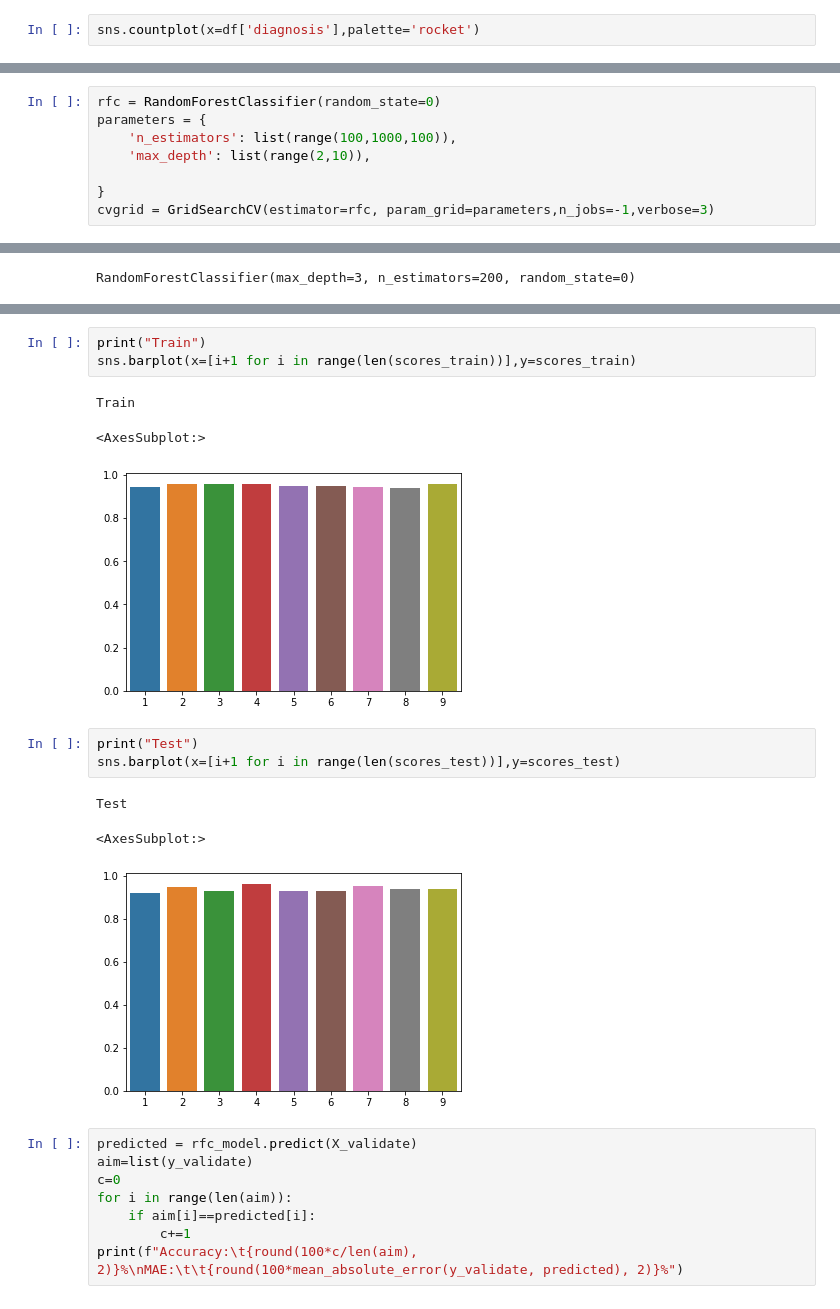
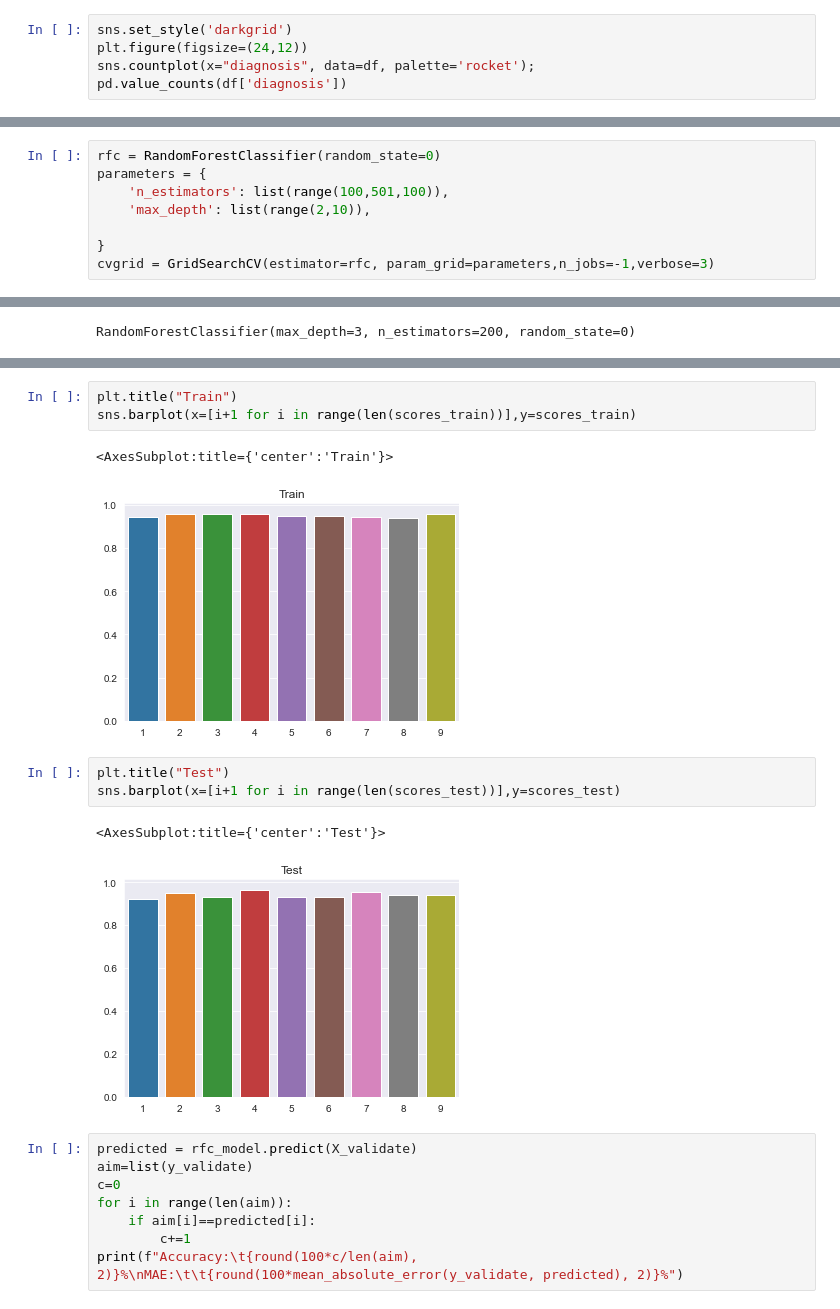
Before and after one commit to GluKhovKirill/NN_BreastCancer, a Jupyter notebook: main.ipynb, the cells around one changed output, grey strips where cells are left out. Saved outputs shown, nothing was run; the diff lists cells and outputs as text.

```diff
--- a/main.ipynb
+++ b/main.ipynb
@@ -62,3 +63,6 @@ memory usage: 137.9+ KB
 # %%
-sns.countplot(x=df['diagnosis'],palette='rocket')
+sns.set_style('darkgrid')
+plt.figure(figsize=(24,12))
+sns.countplot(x="diagnosis", data=df, palette='rocket');
+pd.value_counts(df['diagnosis'])
 # %% [output]
@@ -120,7 +161,7 @@ y_full, X_full = separate(df)
 # %%
 rfc = RandomForestClassifier(random_state=0)
 parameters = {
-    'n_estimators': list(range(100,1000,100)),
+    'n_estimators': list(range(100,501,100)),
     'max_depth': list(range(2,10)),
 
 }
@@ -205,18 +245,16 @@ Epochs: 9
 N: 4 0.9649122807017544
 # %%
-print("Train")
+plt.title("Train")
 sns.barplot(x=[i+1 for i in range(len(scores_train))],y=scores_train)
 # %% [output]
-Train
+<AxesSubplot:title={'center':'Train'}>
-<AxesSubplot:>
-[figure, old version]
+[figure, new version]
 # %%
-print("Test")
+plt.title("Test")
 sns.barplot(x=[i+1 for i in range(len(scores_test))],y=scores_test)
 # %% [output]
-Test
+<AxesSubplot:title={'center':'Test'}>
-<AxesSubplot:>
-[figure, old version]
+[figure, new version]
 # %%
 predicted = rfc_model.predict(X_validate)
 aim=list(y_validate)
```
Also changed, not shown: parts of 25 cells of this notebook, 1 other file.
